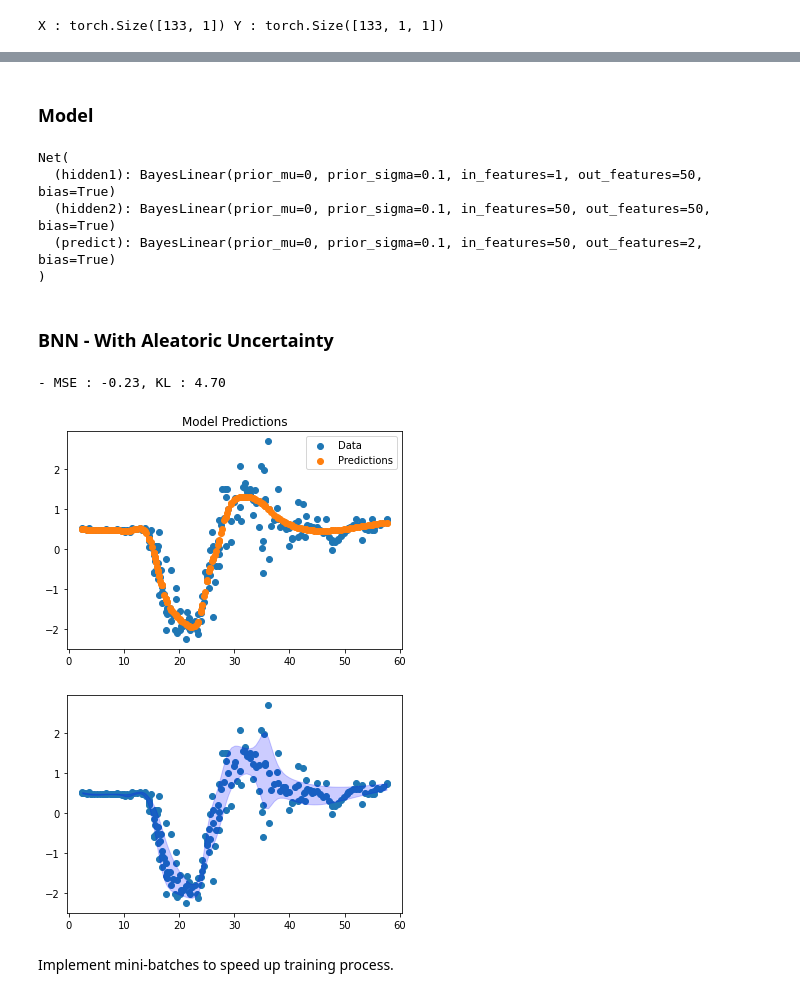
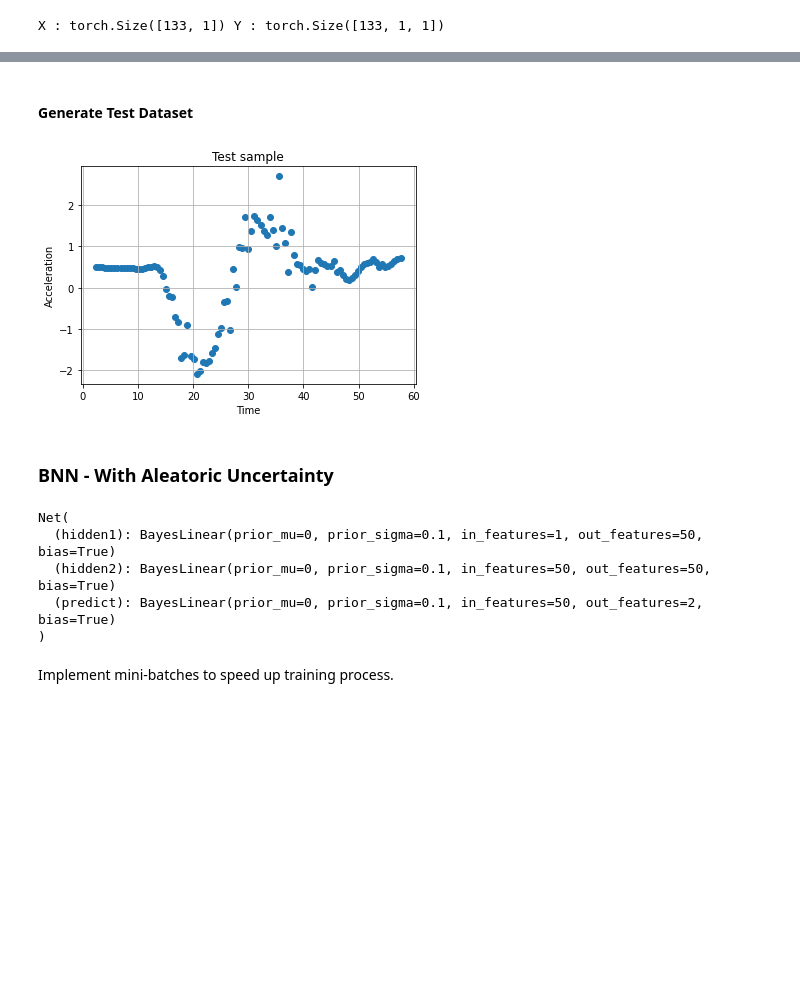
Before and after one commit to nalatraz/DeepLearning_Project7a, a Jupyter notebook: Bayesian Linear - Motorcycle Test.ipynb, the cells around one changed output, grey strips where cells are left out. Cells and saved outputs as stored; diff of their text form; code cells hidden in the pictures; blank space fills up the shorter version.

```diff
--- a/Bayesian Linear - Motorcycle Test.ipynb
+++ b/Bayesian Linear - Motorcycle Test.ipynb
@@ -110,5 +122,27 @@ y = y.float()
+# %% [markdown]
+#### Generate Test Dataset
+# %%
+# create test data
+x_test = np.linspace(min(x_np), max(x_np), len(gp_mean))
+y_test = np.array([np.random.normal(gp_mean[i], gp_stddev[i]**2, 1) for i in range(len(gp_mean))])
+
+plt.scatter(x_test, y_test)
+#plt.scatter(x, y)
+plt.grid()
+plt.xlabel('Time')
+plt.ylabel('Acceleration')
+plt.title('Test sample')
+plt.show()
+
+x_test = torch.unsqueeze(torch.from_numpy(x_test), dim=1)
+y_test = torch.unsqueeze(torch.from_numpy(y_test), dim=1)
+
+x_test = x_test.float()
+y_test = y_test.float()
+# %% [output]
+[figure, added]
 # %% [markdown]
-### Model
+### BNN - With Aleatoric Uncertainty
 # %%
 class Net(Module):
     def __init__(self, n_feature, n_hidden, n_output):
@@ -145,58 +170,3 @@ Net(
   (hidden2): BayesLinear(prior_mu=0, prior_sigma=0.1, in_features=50, out_features=50, bias=True)
   (predict): BayesLinear(prior_mu=0, prior_sigma=0.1, in_features=50, out_features=2, bias=True)
 )
-# %% [markdown]
-### BNN - With Aleatoric Uncertainty
-# %%
-net = net.float()
-
-optimizer = optim.Adam(net.parameters(),  lr=0.001)
-
-kl_loss = BKLLoss(reduction='mean', last_layer_only=False)
-kl_weight = 0.01
-
-#mse_loss = nn.MSELoss()
-
-for t in range(50000):
-
-    optimizer.zero_grad()
-
-    #mean, log_var = net(x)
-    distribution = net(x.float())
-
-    kl = kl_loss(net)
-
-    #mse = mse_loss(prediction[:,0], y.float().squeeze())
-    #distribution = Normal(mean, var)
-
-    #nll = -1/2 * torch.log(2*math.pi*var) - (y.float()-mean)**2 / (2*var)
-    #cost = -nll.sum() + kl_weight*kl
-    #cost = -distribution.log_prob(y.float()).sum() #+ kl_weight*kl
-    loss = -distribution.log_prob(y.float()).sum(1).mean() + kl_weight*kl
-
-    loss.backward()
-
-    optimizer.step()
-
-print('- MSE : %2.2f, KL : %2.2f' % (cost.item(), kl.item()))
-# %% [output]
-- MSE : -0.23, KL : 4.70
-# %%
-prediction = net(x.float())
-mean = prediction.loc.squeeze().detach().numpy()
-std = prediction.scale.squeeze().detach().numpy()
-
-plt.figure()
-plt.scatter(x, y, label='Data')
-plt.scatter(x, mean, label='Predictions')
-plt.title('Model Predictions')
-plt.legend()
-plt.show()
-
-plt.figure()
-plt.scatter(x, y)
-plt.fill_between(x_sorted, mean - std, mean + std, color='b', alpha=0.2)
-plt.show()
-# %% [output]
-[figure, removed]
-[figure, removed]
```
Also changed, not shown: parts of 30 cells of this notebook, 1 other file.
